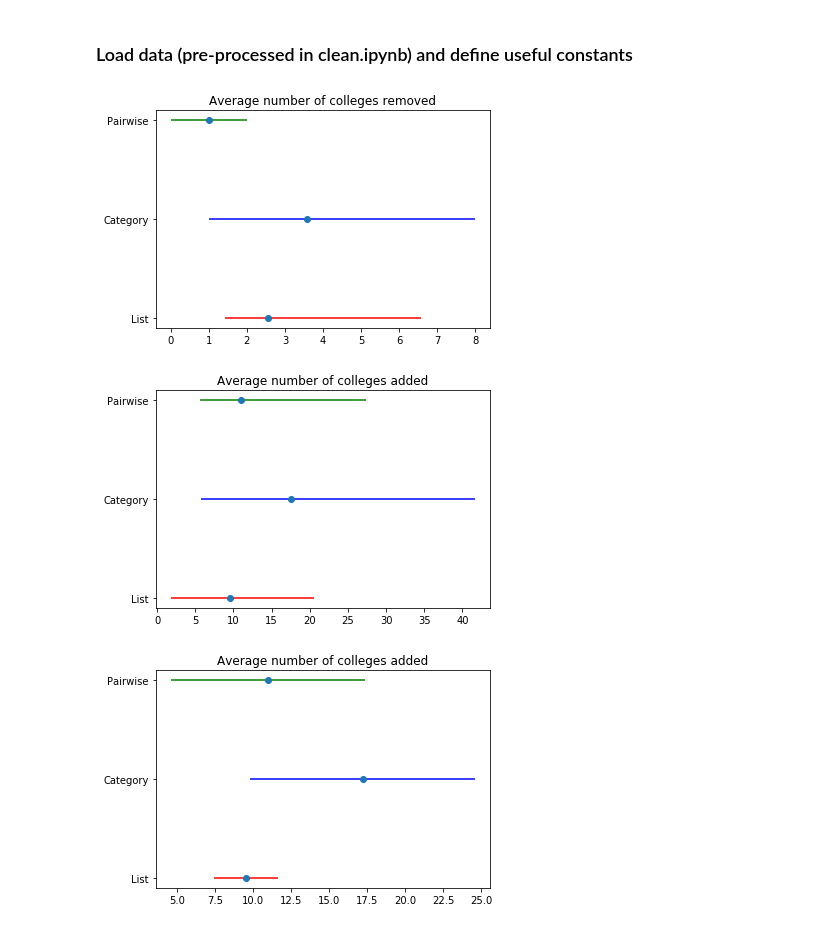
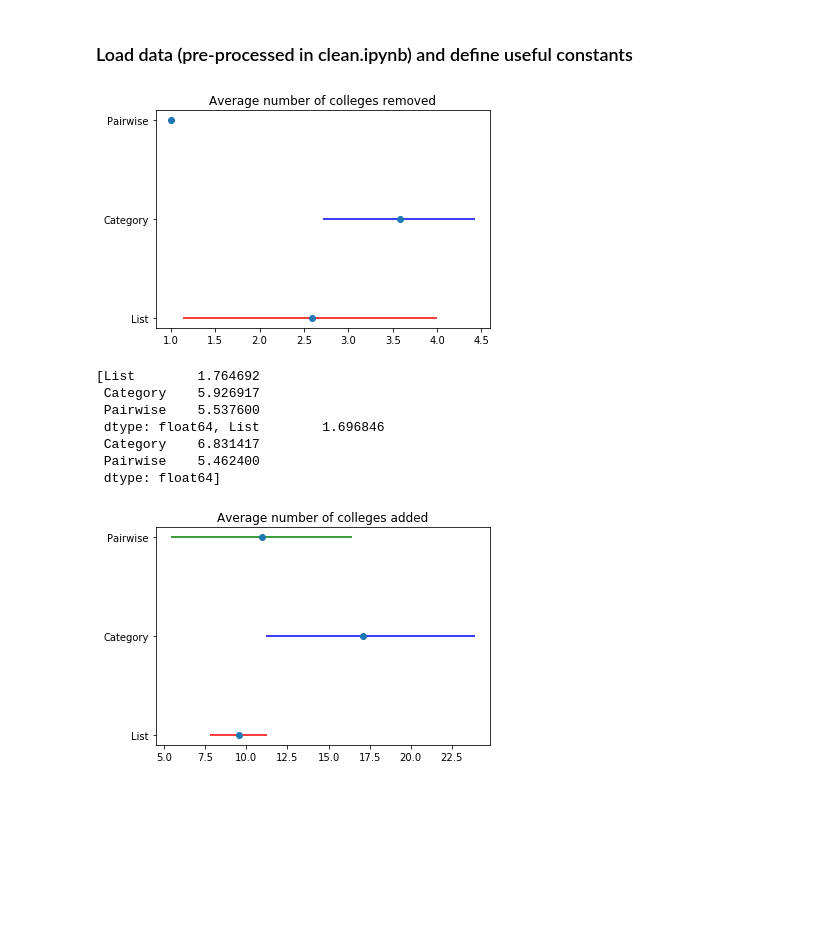
Before and after one commit to RankerToolWebsite/Rankit_experimentr, a Jupyter notebook: analysis/interactions.ipynb, the cells around one changed output. Saved outputs shown, nothing was run; the diff lists cells and outputs as text; code cells hidden in the pictures; blank space fills up the shorter version.

```diff
--- a/analysis/interactions.ipynb
+++ b/analysis/interactions.ipynb
@@ -70,44 +70,37 @@ for m in modes:
 
 mean = boot.mean()
 err = []
-err.append(boot.apply(lambda x : np.percentile(x, (5))))
-err.append(boot.apply(lambda x : np.percentile(x, (95))))
+err.append((boot.apply(lambda x : np.percentile(x, (5))) - mean).abs())
+err.append(boot.apply(lambda x : np.percentile(x, (95))) - mean)
 plt.errorbar(mean, [0,1,2], xerr=err, fmt='o-',linestyle='none', ecolor=['red','blue','green'])
 plt.yticks([0,1,2], mean.index)
 plt.title('Average number of colleges removed')
 # plt.show()
 plt.savefig('results/remove.png')
 # %% [output]
-[figure, old version]
+[figure, new version]
 # %%
 # use percentiles
 
 boot = pd.DataFrame()
 for m in modes:
     boot[m] = bootstrap_mean(adds[m], 1000)
 mean = boot.mean()
 err = []
-err.append(boot.apply(lambda x : np.percentile(x, (5))))
-err.append(boot.apply(lambda x : np.percentile(x, (95))))
+err.append((boot.apply(lambda x : np.percentile(x, (5))) - mean).abs())
+err.append(boot.apply(lambda x : np.percentile(x, (95))) - mean)
 plt.errorbar(mean, [0,1,2], xerr=err, fmt='o-',linestyle='none', ecolor=['red','blue','green'])
 plt.yticks([0,1,2], mean.index)
 plt.title('Average number of colleges added')
 # plt.show()
 plt.savefig('results/add.png')
+err
 # %% [output]
+[List        1.764692
+ Category    5.926917
+ Pairwise    5.537600
+ dtype: float64, List        1.696846
+ Category    6.831417
+ Pairwise    5.462400
+ dtype: float64]
-[figure, old version]
+[figure, new version]
-# %%
-# use stdev
-
-boot = pd.DataFrame()
-for m in modes:
-    boot[m] = bootstrap_mean(adds[m], 1000)
-mean = boot.mean()
-std = boot.std()
-plt.errorbar(mean, [0,1,2], xerr=2*std, fmt='o-',linestyle='none', ecolor=['red','blue','green'])
-plt.yticks([0,1,2], mean.index)
-plt.title('Average number of colleges added')
-# plt.show()
-plt.savefig('results/add.png')
-# %% [output]
-[figure, removed]
```
Also changed, not shown: 2 other files.
